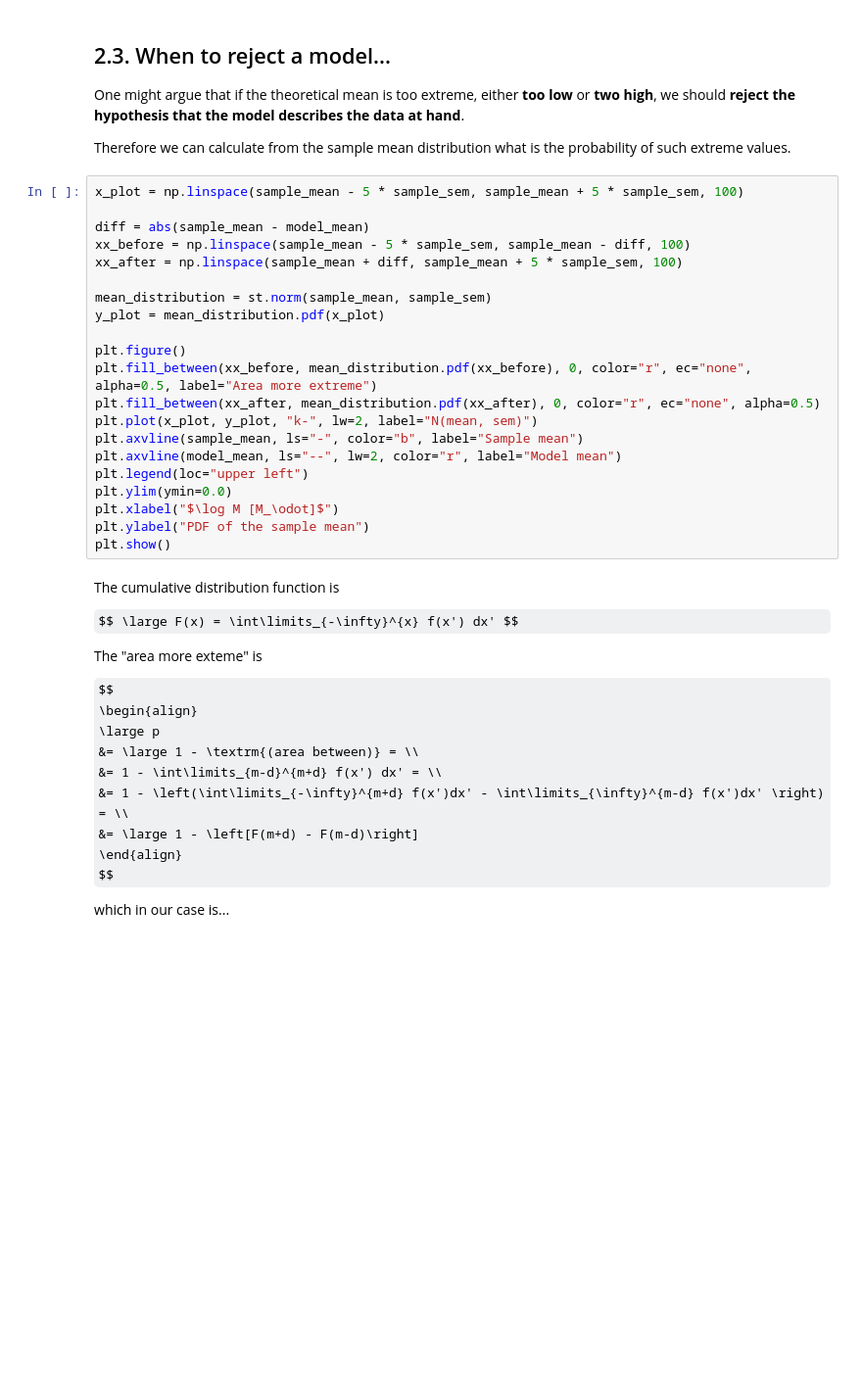
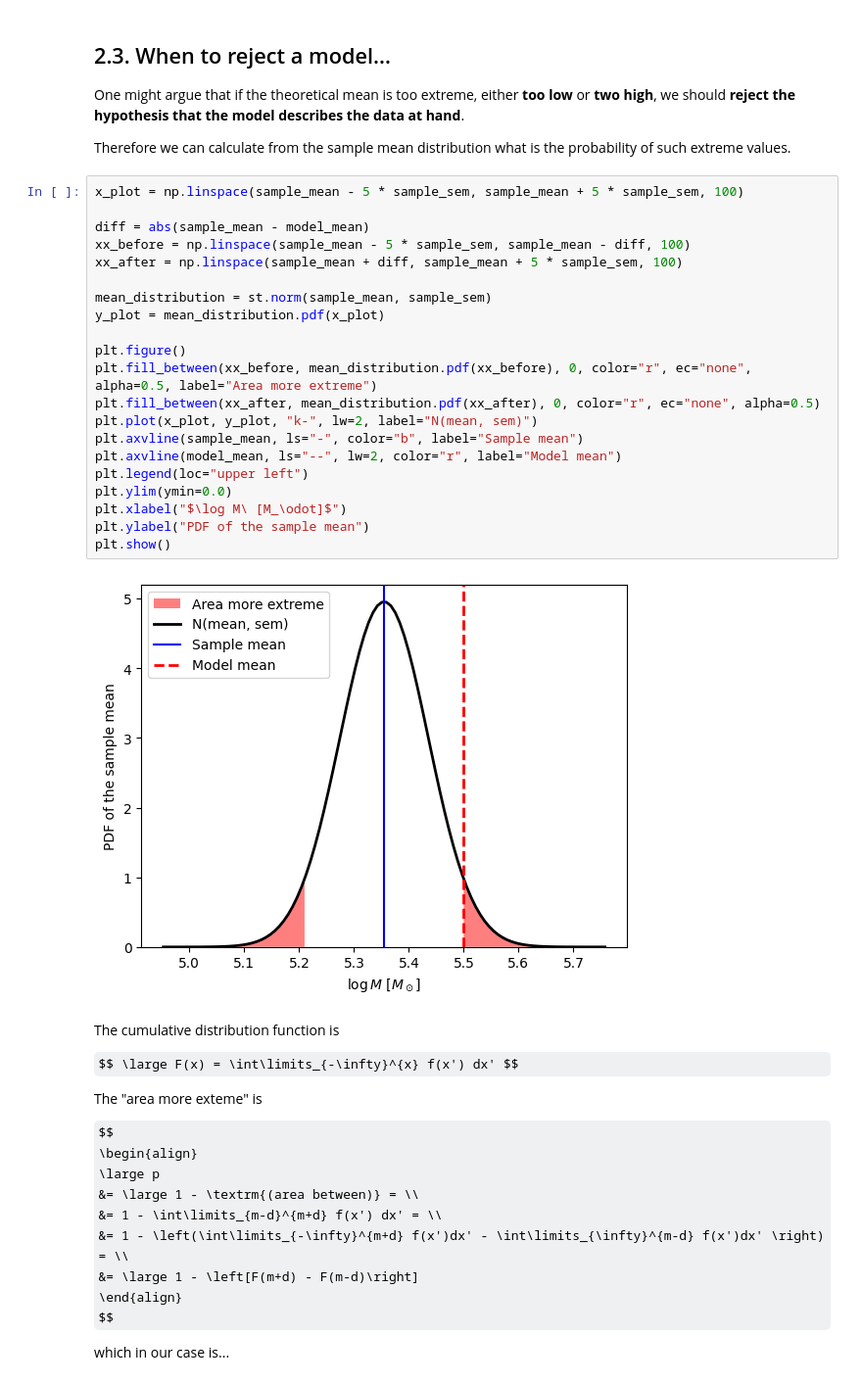
Before and after one commit to astrostatistics-in-crete/2023_summer_school, a Jupyter notebook: 03_Classical/Classical_1_AnswerKey.ipynb, the cells around one changed output. Shown at 98% size. Saved outputs shown, nothing was run; the diff lists cells and outputs as text; some formulas as TeX source; blank space fills up the shorter version.

```diff
--- a/03_Classical/Classical_1_AnswerKey.ipynb
+++ b/03_Classical/Classical_1_AnswerKey.ipynb
@@ -377,24 +411,26 @@ Therefore we can calculate from the sample mean distribution what is the probabi
 # %%
 x_plot = np.linspace(sample_mean - 5 * sample_sem, sample_mean + 5 * sample_sem, 100)
 
 diff = abs(sample_mean - model_mean)
 xx_before = np.linspace(sample_mean - 5 * sample_sem, sample_mean - diff, 100)
 xx_after = np.linspace(sample_mean + diff, sample_mean + 5 * sample_sem, 100)
 
 mean_distribution = st.norm(sample_mean, sample_sem)
 y_plot = mean_distribution.pdf(x_plot)
 
 plt.figure()
 plt.fill_between(xx_before, mean_distribution.pdf(xx_before), 0, color="r", ec="none", alpha=0.5, label="Area more extreme")
 plt.fill_between(xx_after, mean_distribution.pdf(xx_after), 0, color="r", ec="none", alpha=0.5)
 plt.plot(x_plot, y_plot, "k-", lw=2, label="N(mean, sem)")
 plt.axvline(sample_mean, ls="-", color="b", label="Sample mean")
 plt.axvline(model_mean, ls="--", lw=2, color="r", label="Model mean")
 plt.legend(loc="upper left")
 plt.ylim(ymin=0.0)
-plt.xlabel("$\log M [M_\odot]$")
+plt.xlabel("$\log M\ [M_\odot]$")
 plt.ylabel("PDF of the sample mean")
 plt.show()
+# %% [output]
+[figure, added]
 # %% [markdown]
 The cumulative distribution function is
 
```
Also changed, not shown: parts of 27 cells of this notebook.
